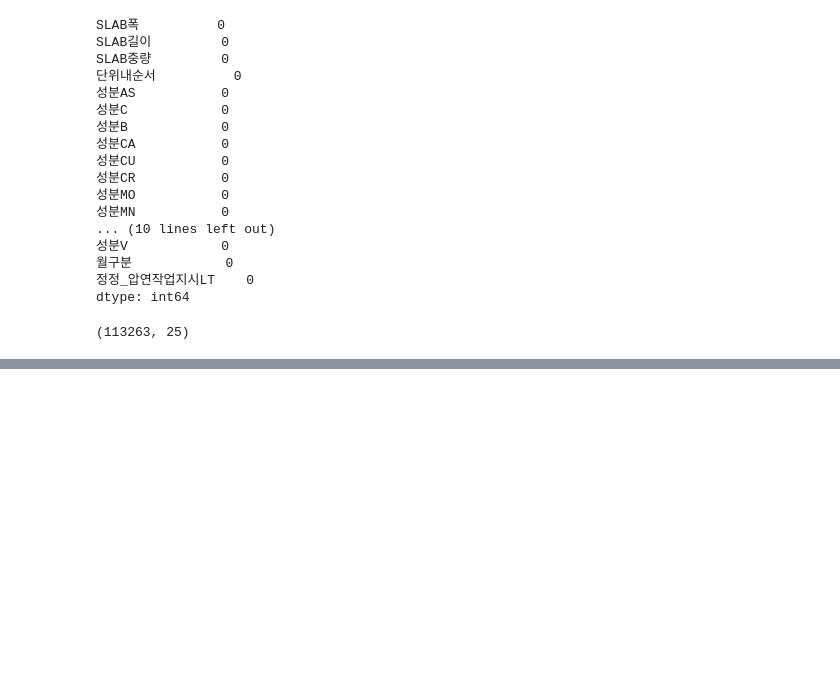
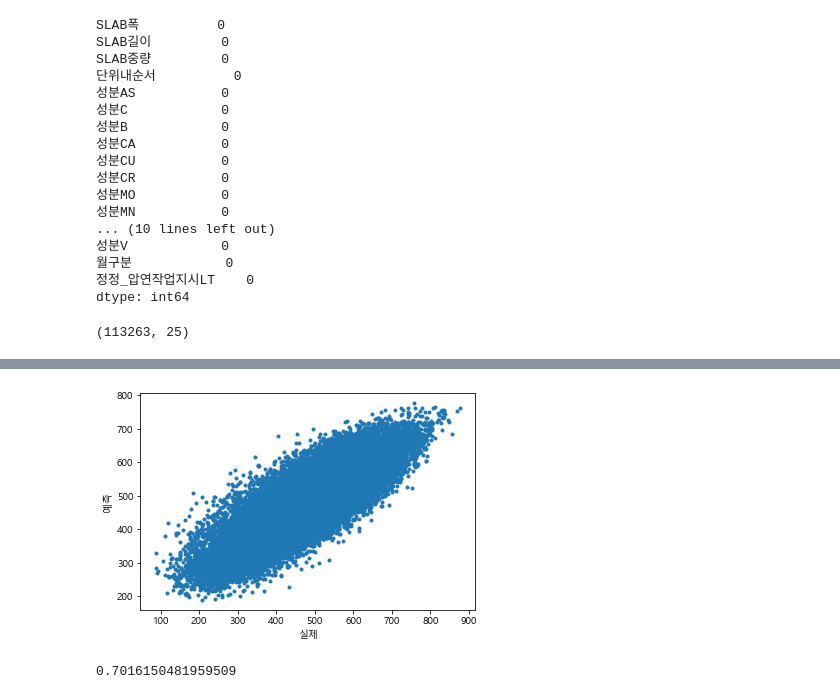
Before and after one commit to talchulgo/python, a Jupyter notebook: AI Basic/HCR Temp 예측실습.ipynb, the cells around one changed output, grey strips where cells are left out. Drawn from its saved outputs; the diff is of its cells as text; code cells hidden in the pictures; blank space fills up the shorter version.

```diff
--- a/AI Basic/HCR Temp 예측실습.ipynb
+++ b/AI Basic/HCR Temp 예측실습.ipynb
@@ -171,0 +320,4 @@ df.shape
+# %%
+pred = model.predict(x_test_normed)
+df_test = pd.DataFrame({'실제':y_test[:10],'예측':pred[:10,0],'잔차':pred[:10,0]-y_test[:10]})
+df_test
@@ -171,0 +336,13 @@ df.shape
+# %%
+plt.scatter(y_test, pred, marker='.')
+plt.xlabel('실제')
+plt.ylabel('예측')
+plt.show()
+# %% [output]
+[figure, added]
+# %%
+from sklearn.metrics import r2_score
+
+r2_score(y_test,pred)
+# %% [output]
+0.7016150481959509
```
Also changed, not shown: parts of 17 cells of this notebook.
